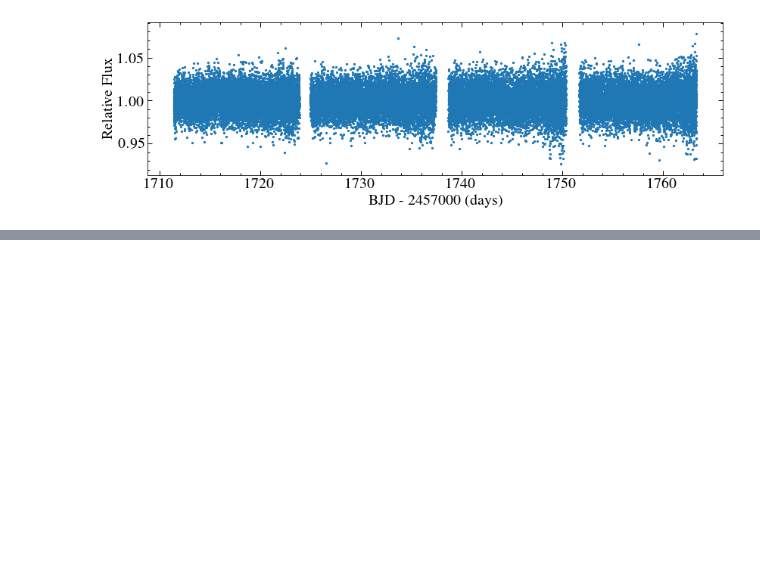
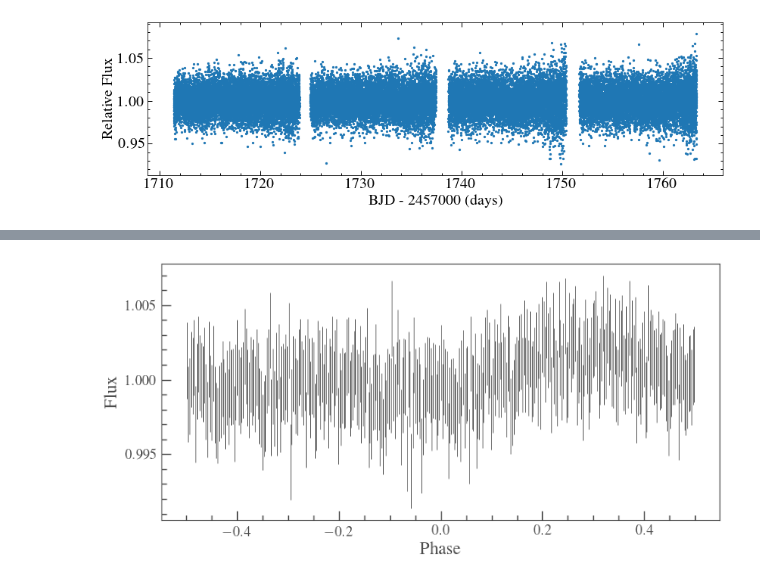
Before and after one commit to davidjwilson/GD394-Tess, a Jupyter notebook: combined_lc.ipynb, the cells around one changed output, grey strips where cells are left out. Cells and saved outputs as stored; diff of their text form; code cells hidden in the pictures; blank space fills up the shorter version.

```diff
--- a/combined_lc.ipynb
+++ b/combined_lc.ipynb
@@ -57,0 +73,4 @@ plt.savefig('plots/gd394_tess_lc.pdf', dpi=150)
+# %%
+lcn.fold(pgn.period_at_max_power).bin(100).errorbar();
+# %% [output]
+[figure, added]
```
Also changed, not shown: parts of 8 cells of this notebook, 2 other files.
